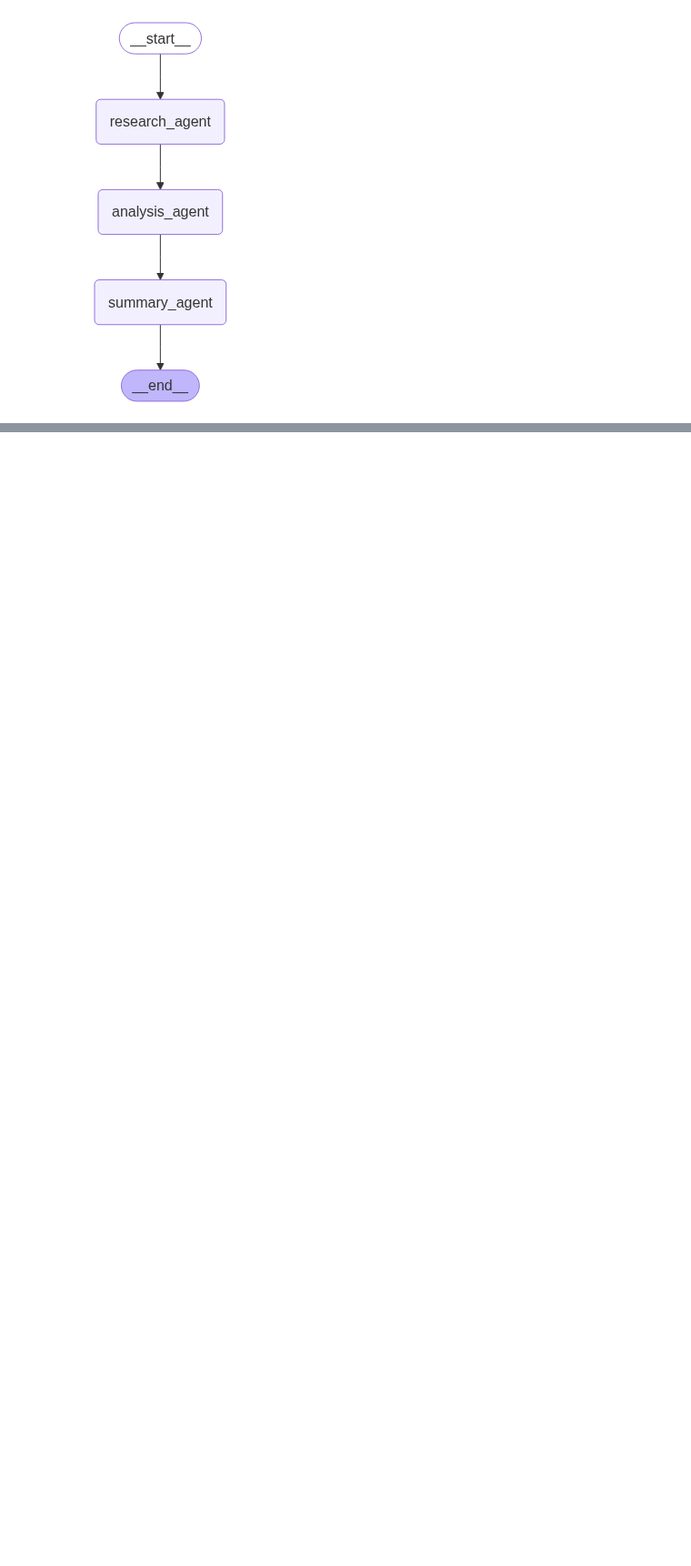
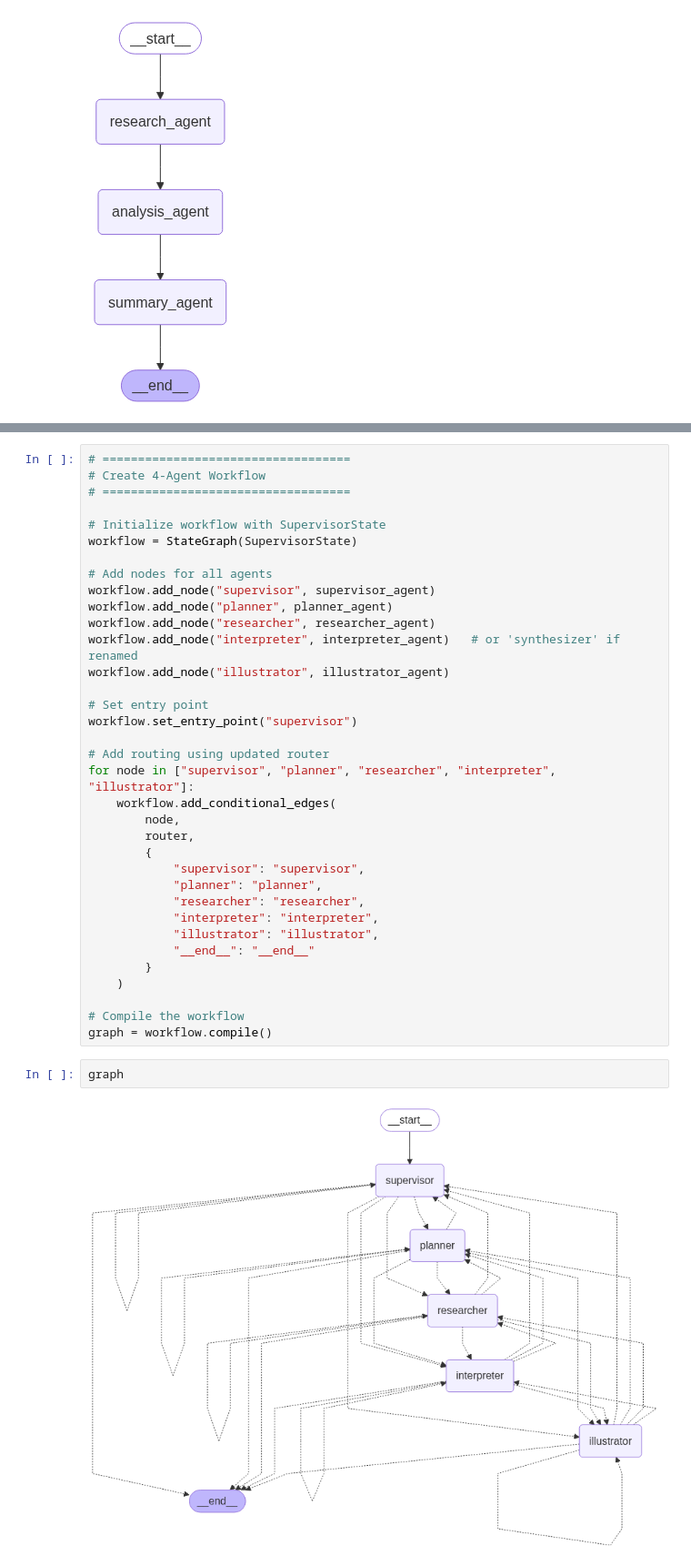
Before and after one commit to Sampavi01/MultiAI-Skeleton, a Jupyter notebook: Workflow.ipynb, the cells around one changed output, grey strips where cells are left out. Shown at 91% size. Drawn from its saved outputs; the diff is of its cells as text; blank space fills up the shorter version.

Commit message:
feat: added Supervisor Multi-AI Agent Architecture

```diff
--- a/Workflow.ipynb
+++ b/Workflow.ipynb
@@ -191,0 +442,39 @@ Agentic goals are those that emphasize self-assertion and mastery, such as pursu
+# %%
+# ===================================
+# Create 4-Agent Workflow
+# ===================================
+
+# Initialize workflow with SupervisorState
+workflow = StateGraph(SupervisorState)
+
+# Add nodes for all agents
+workflow.add_node("supervisor", supervisor_agent)
+workflow.add_node("planner", planner_agent)
+workflow.add_node("researcher", researcher_agent)
+workflow.add_node("interpreter", interpreter_agent)   # or 'synthesizer' if renamed
+workflow.add_node("illustrator", illustrator_agent)
+
+# Set entry point
+workflow.set_entry_point("supervisor")
+
+# Add routing using updated router
+for node in ["supervisor", "planner", "researcher", "interpreter", "illustrator"]:
+    workflow.add_conditional_edges(
+        node,
+        router,
+        {
+            "supervisor": "supervisor",
+            "planner": "planner",
+            "researcher": "researcher",
+            "interpreter": "interpreter",
+            "illustrator": "illustrator",
+            "__end__": "__end__"
+        }
+    )
+
+# Compile the workflow
+graph = workflow.compile()
+# %%
+graph
+# %% [output]
+[figure, added]
```
Also changed, not shown: parts of 14 cells of this notebook.
